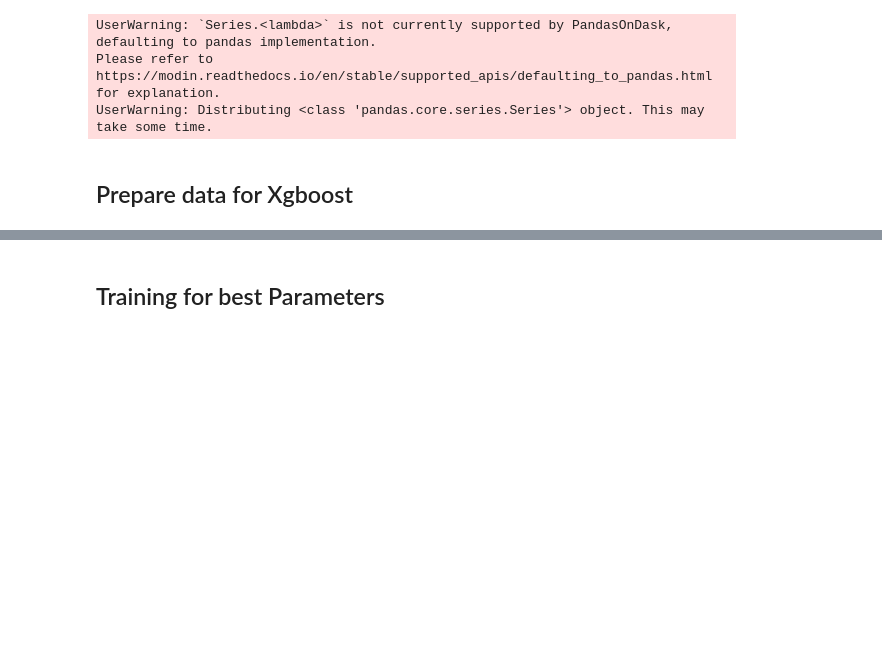
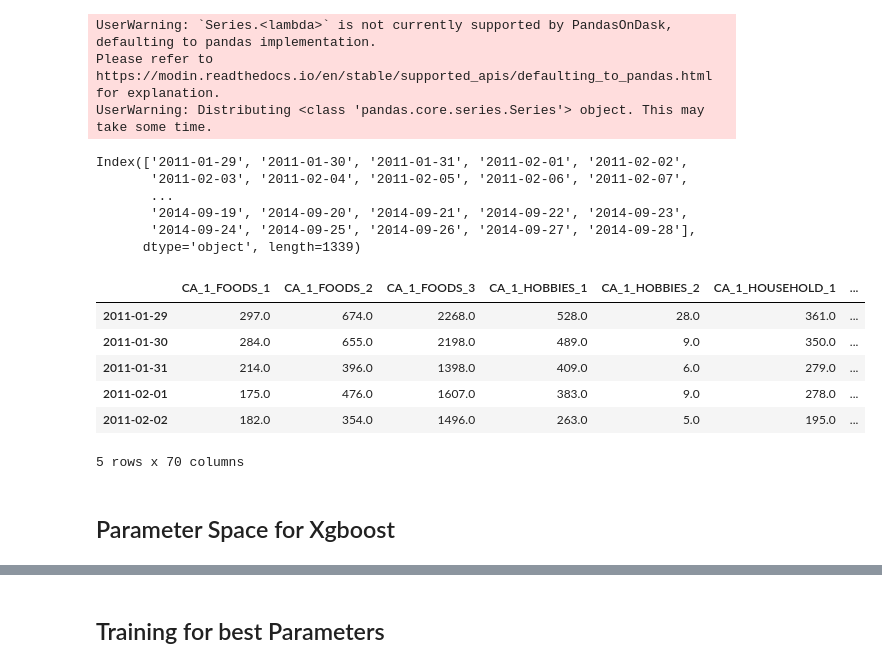
Before and after one commit to aqafridi/Walmart-Sales-Forecasting-v.2, a Jupyter notebook: xgb_driver.ipynb, the cells around one changed output, grey strips where cells are left out. Cells and saved outputs as stored; diff of their text form; code cells hidden in the pictures; blank space fills up the shorter version.

```diff
--- a/xgb_driver.ipynb
+++ b/xgb_driver.ipynb
@@ -865,11 +867,32 @@ data_aggregator = DataAggregator(sales)
 aggregated_data = data_aggregator.aggregate(["store_id","dept_id"],"sum")
 data_formator =DataFormator(aggregated_data,calender)
 data = data_formator.format_data('store_id','dept_id')
+impute_mean =ImputeMean(data)
+data = impute_mean.replace_zero_with_mean()
 tts = TrainTestSplit( data, test_size=0.3, random_state=0,shuffle=False)
 X_train_, X_test_, y_train_, y_test_ = tts.split_data()
 # %% [output]
 UserWarning: `Series.<lambda>` is not currently supported by PandasOnDask, defaulting to pandas implementation.
 Please refer to https://modin.readthedocs.io/en/stable/supported_apis/defaulting_to_pandas.html for explanation.
 UserWarning: Distributing <class 'pandas.core.series.Series'> object. This may take some time.
+# %%
+X_train_
+# %% [output]
+Index(['2011-01-29', '2011-01-30', '2011-01-31', '2011-02-01', '2011-02-02',
+       '2011-02-03', '2011-02-04', '2011-02-05', '2011-02-06', '2011-02-07',
+       ...
+       '2014-09-19', '2014-09-20', '2014-09-21', '2014-09-22', '2014-09-23',
+       '2014-09-24', '2014-09-25', '2014-09-26', '2014-09-27', '2014-09-28'],
+      dtype='object', length=1339)
+# %%
+y_train_.head()
+# %% [output]
+|  | CA_1_FOODS_1 | CA_1_FOODS_2 | CA_1_FOODS_3 | CA_1_HOBBIES_1 | CA_1_HOBBIES_2 | CA_1_HOUSEHOLD_1 | ... |
+| 2011-01-29 | 297.0 | 674.0 | 2268.0 | 528.0 | 28.0 | 361.0 | ... |
+| 2011-01-30 | 284.0 | 655.0 | 2198.0 | 489.0 | 9.0 | 350.0 | ... |
+| 2011-01-31 | 214.0 | 396.0 | 1398.0 | 409.0 | 6.0 | 279.0 | ... |
+| 2011-02-01 | 175.0 | 476.0 | 1607.0 | 383.0 | 9.0 | 278.0 | ... |
+| 2011-02-02 | 182.0 | 354.0 | 1496.0 | 263.0 | 5.0 | 195.0 | ... |
+5 rows x 70 columns
 # %% [markdown]
-## Prepare data for Xgboost
+## Parameter Space for Xgboost
```
Also changed, not shown: parts of 11 cells of this notebook, 5 other files.
